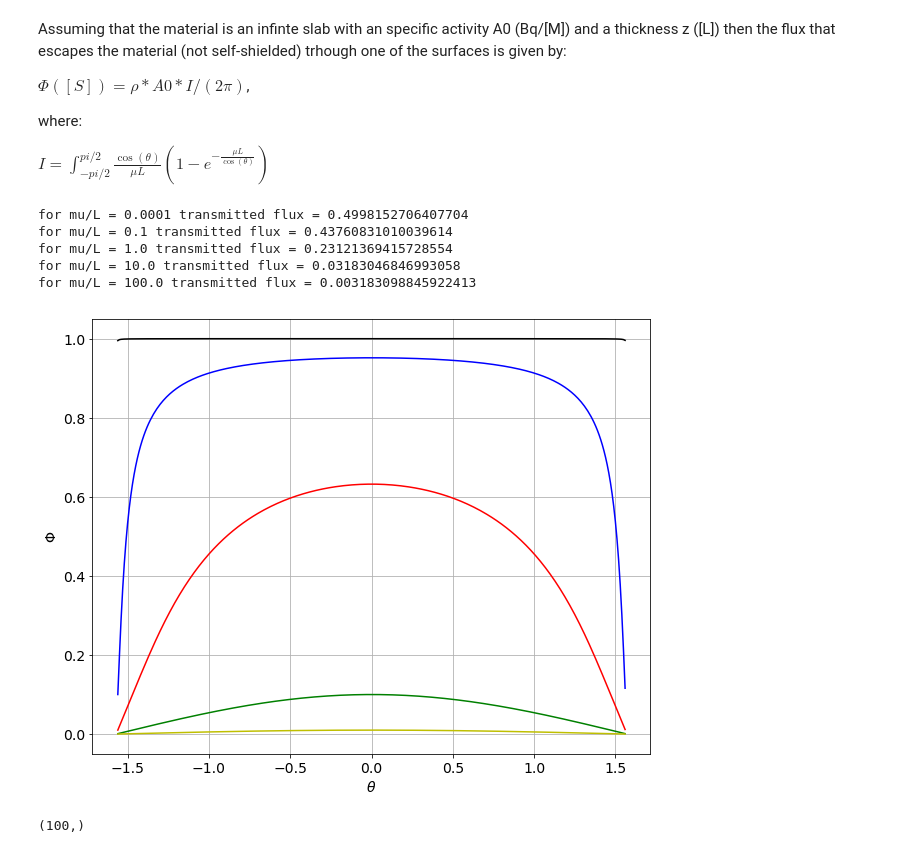
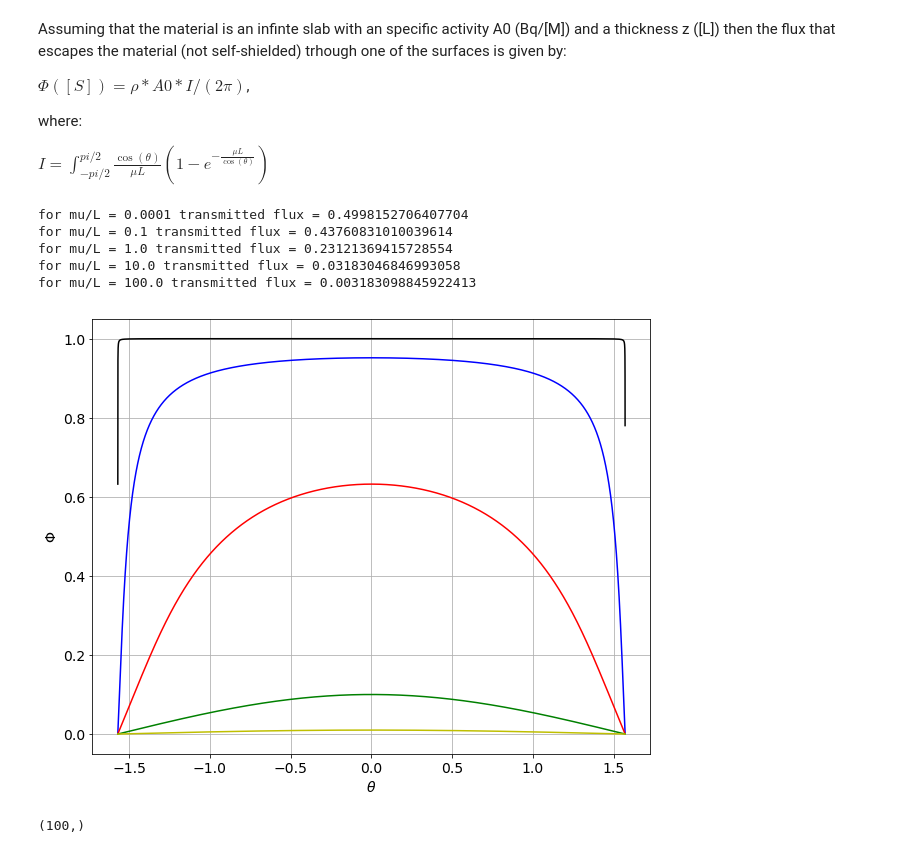
Before and after one commit to jjgomezcadenas/PYNEXT, a Jupyter notebook: nb/AttenuationFactor.ipynb, the cells around one changed output. Drawn from its saved outputs; the diff is of its cells as text; code cells hidden in the pictures.

```diff
--- a/nb/AttenuationFactor.ipynb
+++ b/nb/AttenuationFactor.ipynb
@@ -58,26 +58,27 @@ class Attf:
     def f(self, theta):
         return (np.cos(theta) / (self.mu * self.L)) * (1 -(np.exp(-self.mu * self.L / np.cos(theta))))
 # %%
-a = -pi/2 + 0.0001
-b = pi/2 -  0.0001
+a = -np.pi/2 + 0.0001
+b = np.pi/2 -  0.0001
 I = []
 MU = (0.0001, 0.1, 1., 10., 100.)
+THETA = np.arange(a,b,0.0001)
 for mu, c in zip(MU, ('k','b','r','g','y')):
     att = SelfAtt(mu=mu, L=1)
     T   = att.f(THETA)
     plt.plot(THETA, T,c)
     tf, _ = quad(att.f, a, b)
     I.append(tf)
     print('for mu/L = {} transmitted flux = {}'.format(mu, tf / (2 * np.pi)))
 plt.grid(True)
 plt.xlabel(r'$\theta$')
 plt.ylabel(r'$\Phi$')
 #plt.text(-0.5, 0.9, r'$\mu={0:5.3f} \, g/cm^3$'.format(rho_3020/ (g/cm3)))
 plt.show()
 # %% [output]
 for mu/L = 0.0001 transmitted flux = 0.4998152706407704
 for mu/L = 0.1 transmitted flux = 0.43760831010039614
 for mu/L = 1.0 transmitted flux = 0.23121369415728554
 for mu/L = 10.0 transmitted flux = 0.03183046846993058
 for mu/L = 100.0 transmitted flux = 0.003183098845922413
-[figure, old version]
+[figure, new version]
```
Also changed, not shown: parts of 18 cells of this notebook, 4 other files.
